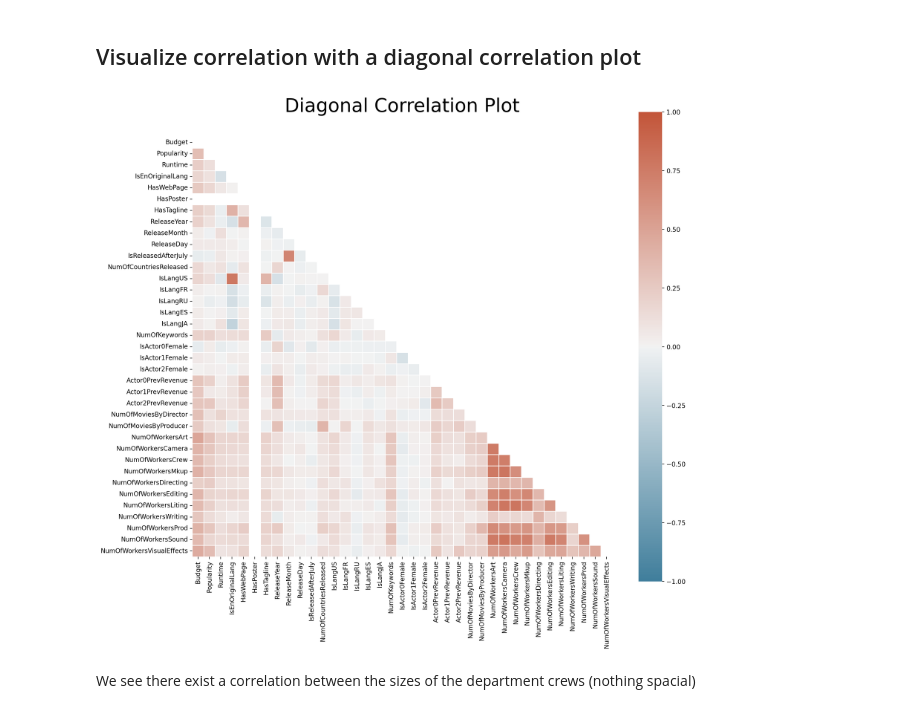
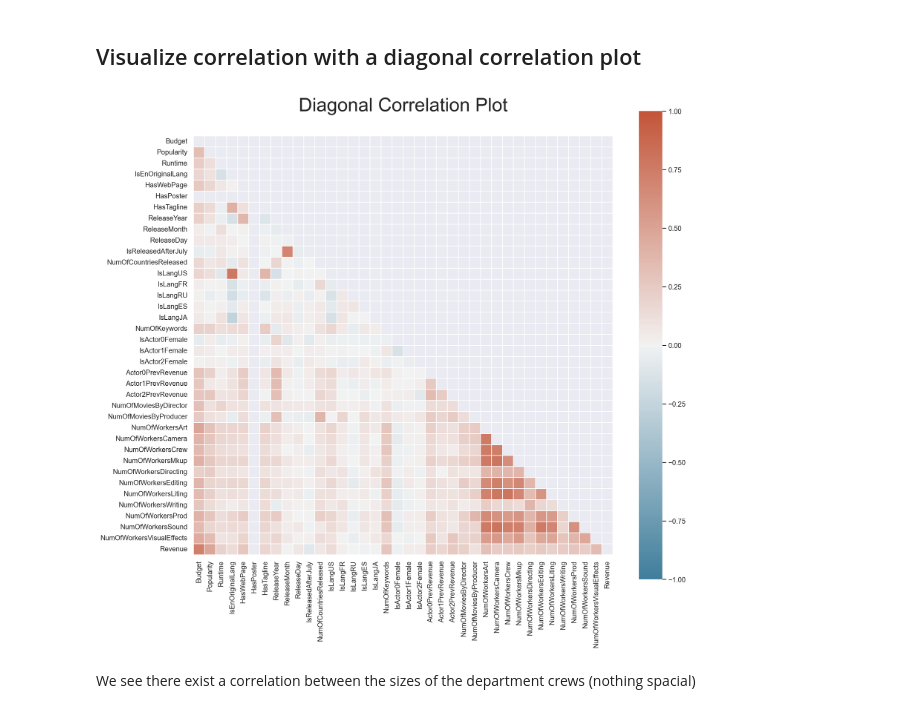
Before and after one commit to OdedHellman/Box-Office-EDA, a Jupyter notebook: BoxOfficeETL.ipynb, the cells around one changed output. Cells and saved outputs as stored; diff of their text form; code cells hidden in the pictures.

```diff
--- a/BoxOfficeETL.ipynb
+++ b/BoxOfficeETL.ipynb
@@ -1,9 +1,9 @@
 # %%
-# Imports
 import numpy as np
 import pandas as pd
 import seaborn as sns
 import matplotlib.pyplot as plt
+sns.set()
 %matplotlib inline
 %config InlineBackend.figure_format = 'retina'
 # %%
@@ -91,34 +64,34 @@ dtype: int64
 ## Visualize correlation with a diagonal correlation plot
 # %%
 # Compute the correlation matrix with pearson correlation
-corr = X_s.corr(method = 'pearson')
+corr = df.corr(method = 'pearson')
 
 # Generate a mask for the upper triangle
 mask = np.triu(np.ones_like(corr, dtype=bool))
 
 # Set up the matplotlib figure
 fig, ax = plt.subplots(figsize=(15, 15))                    # Set figure size
 
 # Generate a custom diverging colormap
 cmap = sns.diverging_palette(230, 20, as_cmap=True)
 
 # Draw the heatmap with the mask
 sns.heatmap(corr,
             mask = mask,
             cmap = cmap,
             vmax = 1,                                      # Set scale min value
             vmin = -1,                                     # Set scale min value
             center = 0,                                    # Set scale min value
             square = True,                                 # Ensure perfect squares
             linewidths = 1,                                # Set linewidth between squares
             cbar_kws = {"shrink": .9},                     # Set size of color bar
            );
 
 plt.xticks(rotation=90)                                    # Rotate x labels
 plt.yticks()
 plt.title('Diagonal Correlation Plot', size=30, y=1.05);   # Set plot title and position
 # %% [output]
-[figure, old version]
+[figure, new version]
 # %% [markdown]
 We see there exist a correlation between the sizes of the department crews (nothing spacial)
 # %%
```
Also changed, not shown: parts of 13 cells of this notebook.
